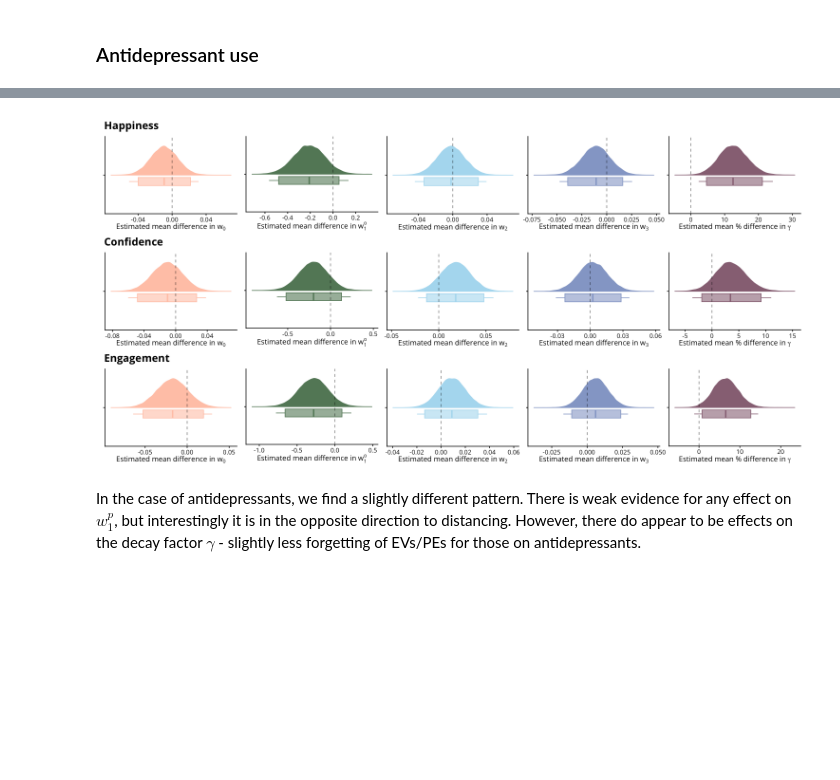
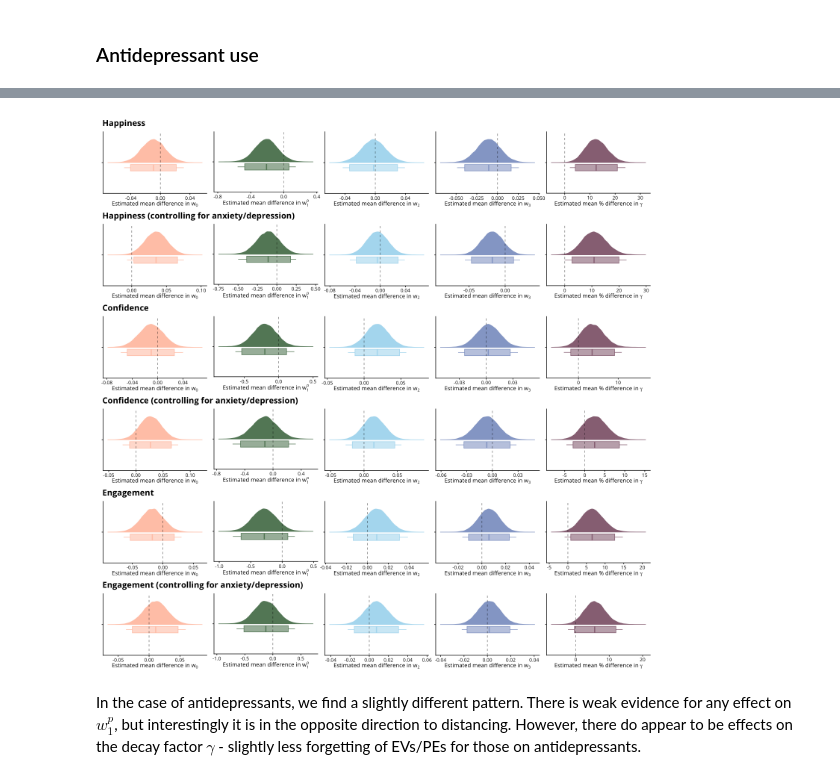
Before and after one commit to qdercon/pstpipeline, a Jupyter notebook: notebooks/affect_main_results.ipynb, the cells around one changed output, grey strips where cells are left out. Cells and saved outputs as stored; diff of their text form; code cells hidden in the pictures; blank space fills up the shorter version.

```diff
--- a/notebooks/affect_main_results.ipynb
+++ b/notebooks/affect_main_results.ipynb
@@ -832,19 +872,34 @@ Total execution time: 1.1 seconds.
 # %%
-%%R -w 15 -h 7.5 --units in -r 100
+%%R -w 15 -h 15 --units in -r 100
 
 antidep_plt_happy <- pstpipeline::plot_glm(
-  antidep_models$happy, plot_var = "antidepressant", font = "Open Sans", pal = pal, ovrll_title = "Happiness"
+  antidep_models$happy$no_AD, plot_var = "antidepressant", font = "Open Sans", pal = pal, ovrll_title = "Happiness"
 )
-antidep_plt_conf <- pstpipeline::plot_glm(
-  antidep_models$confident, plot_var = "antidepressant", font = "Open Sans", pal = pal, ovrll_title = "Confidence"
-)
-antidep_plt_bored <- pstpipeline::plot_glm(
-  antidep_models$engaged, plot_var = "antidepressant", font = "Open Sans", pal = pal, ovrll_title = "Engagement"
+antidep_plt_happy_ad <- pstpipeline::plot_glm(
+  antidep_models$happy$AD, plot_var = "antidepressant", font = "Open Sans", pal = pal,
+  ovrll_title = "Happiness (controlling for anxiety/depression)"
 )
 
-antidep_plt_happy / antidep_plt_conf / antidep_plt_bored
+antidep_plt_conf <- pstpipeline::plot_glm(
+  antidep_models$confident$no_AD, plot_var = "antidepressant", font = "Open Sans", pal = pal, ovrll_title = "Confidence"
+)
+antidep_plt_conf_ad <- pstpipeline::plot_glm(
+  antidep_models$confident$AD, plot_var = "antidepressant", font = "Open Sans", pal = pal,
+  ovrll_title = "Confidence (controlling for anxiety/depression)"
+)
+
+antidep_plt_bored <- pstpipeline::plot_glm(
+  antidep_models$engaged$no_AD, plot_var = "antidepressant", font = "Open Sans", pal = pal, ovrll_title = "Engagement"
+)
+antidep_plt_bored_ad <- pstpipeline::plot_glm(
+  antidep_models$engaged$AD, plot_var = "antidepressant", font = "Open Sans", pal = pal,
+  ovrll_title = "Engagement (controlling for anxiety/depression)"
+)
+
+antidep_plt_happy / antidep_plt_happy_ad / antidep_plt_conf /
+  antidep_plt_conf_ad / antidep_plt_bored / antidep_plt_bored_ad
 # %% [output]
-[figure, old version]
+[figure, new version]
 # %% [markdown]
 In the case of antidepressants, we find a slightly different pattern. There is weak evidence for any effect on $w^p_1$, but interestingly it is in the opposite direction to distancing. However, there do appear to be effects on the decay factor $\gamma$ - slightly less forgetting of EVs/PEs for those on antidepressants.
 # %%
```
Also changed, not shown: parts of 9 cells of this notebook.
